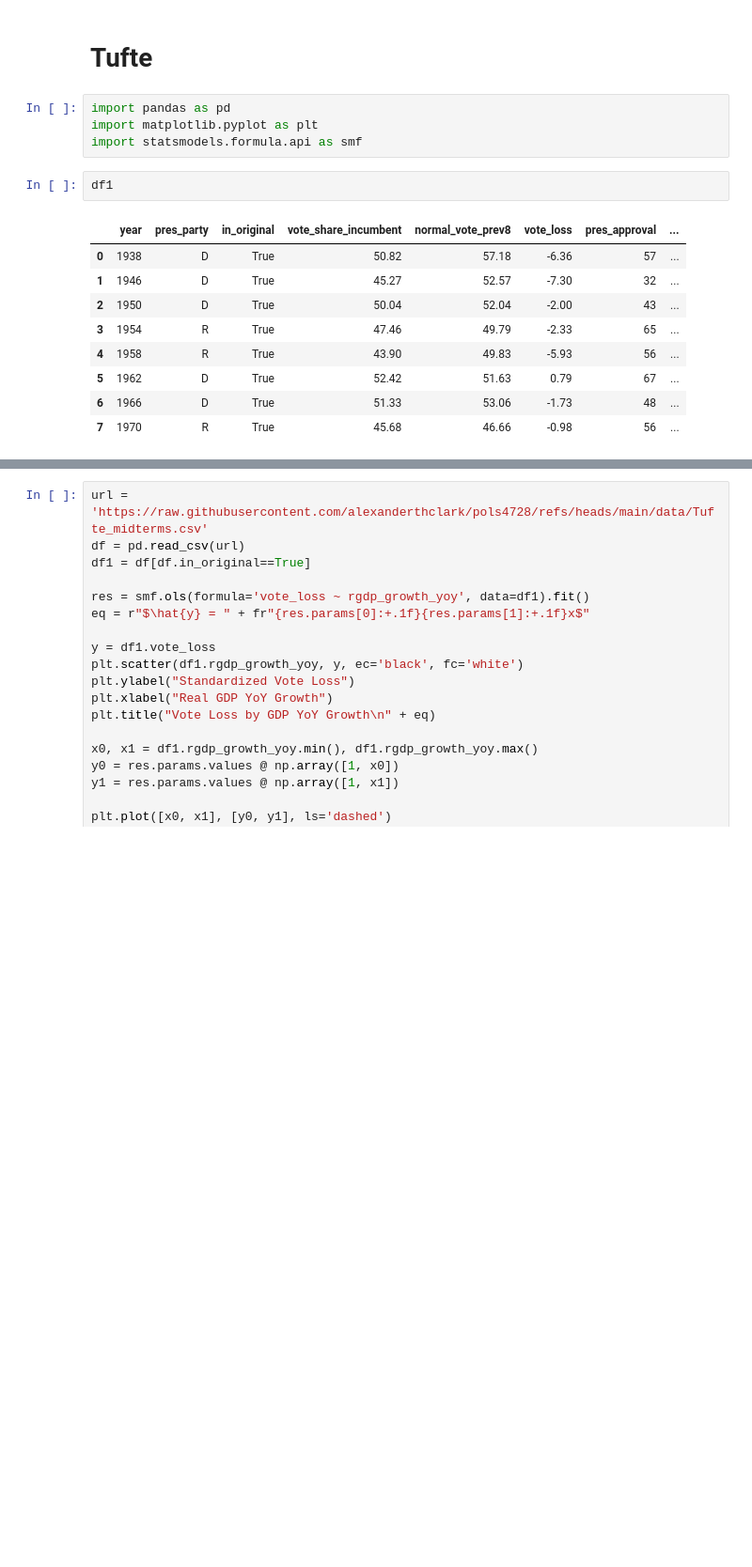
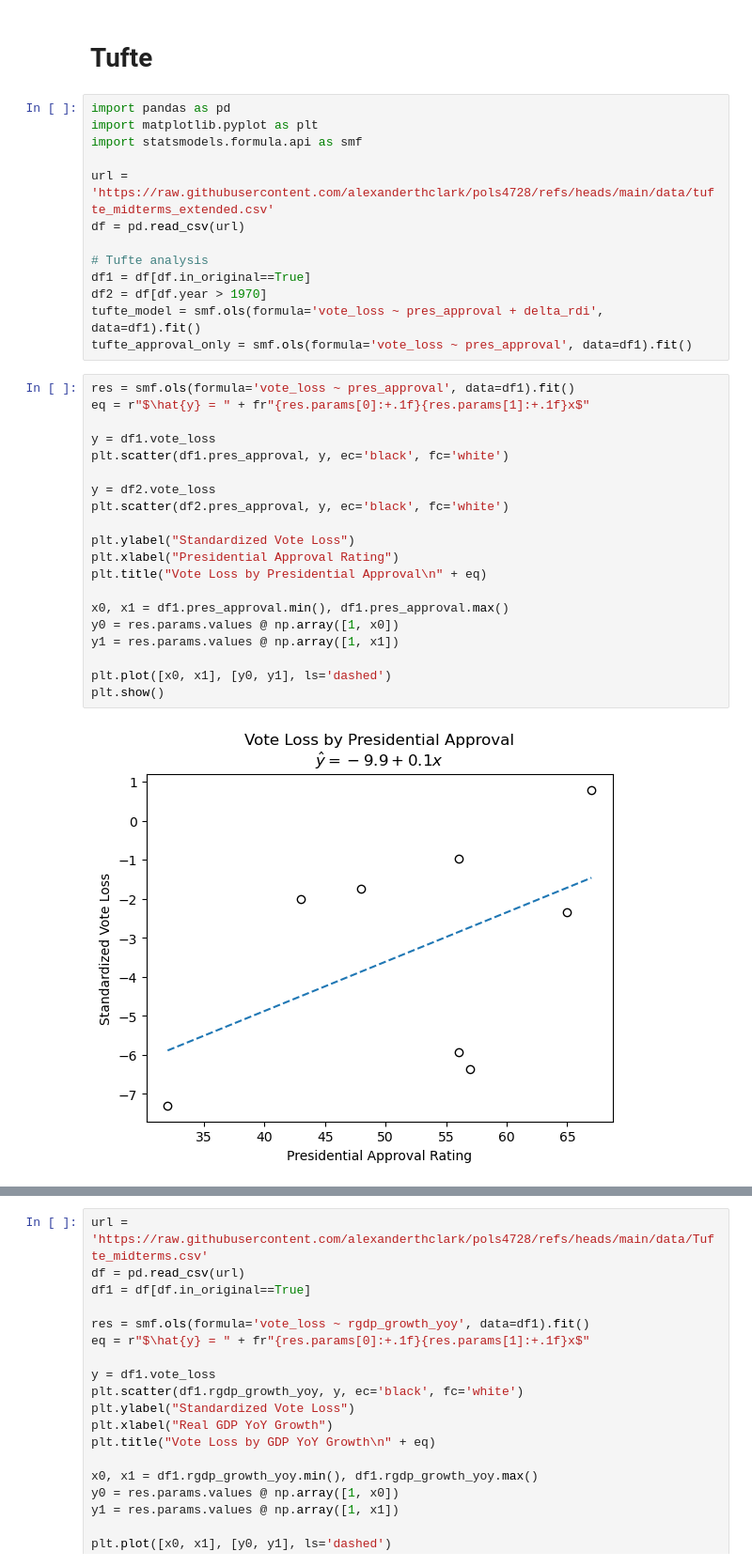
Before and after one commit to alexanderthclark/pols4728, a Jupyter notebook: book/chapters/predictive.ipynb, the cells around one changed output, grey strips where cells are left out. Shown at 94% size. Saved outputs shown, nothing was run; the diff lists cells and outputs as text; blank space fills up the shorter version.

Commit message:
data

```diff
--- a/book/chapters/predictive.ipynb
+++ b/book/chapters/predictive.ipynb
@@ -36,15 +38,34 @@ Once you have finalized a set of predictors, there is no *tuning* involved in ru
 import pandas as pd
 import matplotlib.pyplot as plt
 import statsmodels.formula.api as smf
+
+url = 'https://raw.githubusercontent.com/alexanderthclark/pols4728/refs/heads/main/data/tufte_midterms_extended.csv'
+df = pd.read_csv(url)
+
+# Tufte analysis
+df1 = df[df.in_original==True]
+df2 = df[df.year > 1970]
+tufte_model = smf.ols(formula='vote_loss ~ pres_approval + delta_rdi', data=df1).fit()
+tufte_approval_only = smf.ols(formula='vote_loss ~ pres_approval', data=df1).fit()
 # %%
-df1
+res = smf.ols(formula='vote_loss ~ pres_approval', data=df1).fit()
+eq = r"$\hat{y} = " + fr"{res.params[0]:+.1f}{res.params[1]:+.1f}x$"
+
+y = df1.vote_loss
+plt.scatter(df1.pres_approval, y, ec='black', fc='white')
+
+y = df2.vote_loss
+plt.scatter(df2.pres_approval, y, ec='black', fc='white')
+
+plt.ylabel("Standardized Vote Loss")
+plt.xlabel("Presidential Approval Rating")
+plt.title("Vote Loss by Presidential Approval\n" + eq)
+
+x0, x1 = df1.pres_approval.min(), df1.pres_approval.max()
+y0 = res.params.values @ np.array([1, x0])
+y1 = res.params.values @ np.array([1, x1])
+
+plt.plot([x0, x1], [y0, y1], ls='dashed')
+plt.show()
 # %% [output]
-|  | year | pres_party | in_original | vote_share_incumbent | normal_vote_prev8 | vote_loss | pres_approval | ... |
-| 0 | 1938 | D | True | 50.82 | 57.18 | -6.36 | 57 | ... |
-| 1 | 1946 | D | True | 45.27 | 52.57 | -7.30 | 32 | ... |
-| 2 | 1950 | D | True | 50.04 | 52.04 | -2.00 | 43 | ... |
-| 3 | 1954 | R | True | 47.46 | 49.79 | -2.33 | 65 | ... |
-| 4 | 1958 | R | True | 43.90 | 49.83 | -5.93 | 56 | ... |
-| 5 | 1962 | D | True | 52.42 | 51.63 | 0.79 | 67 | ... |
-| 6 | 1966 | D | True | 51.33 | 53.06 | -1.73 | 48 | ... |
-| 7 | 1970 | R | True | 45.68 | 46.66 | -0.98 | 56 | ... |
+[figure, added]
```
Also changed, not shown: parts of 2 cells of this notebook, 3 other files.
